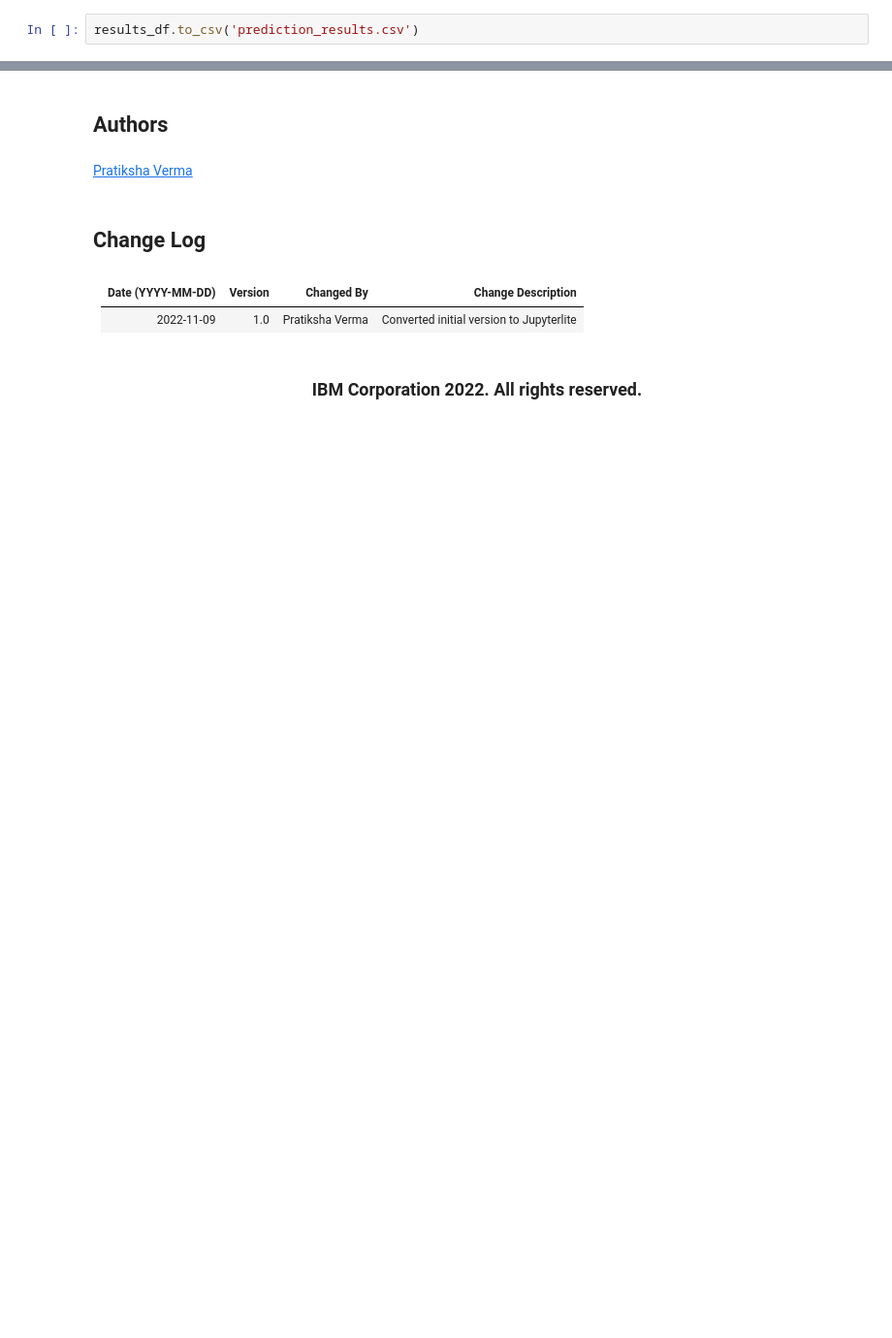
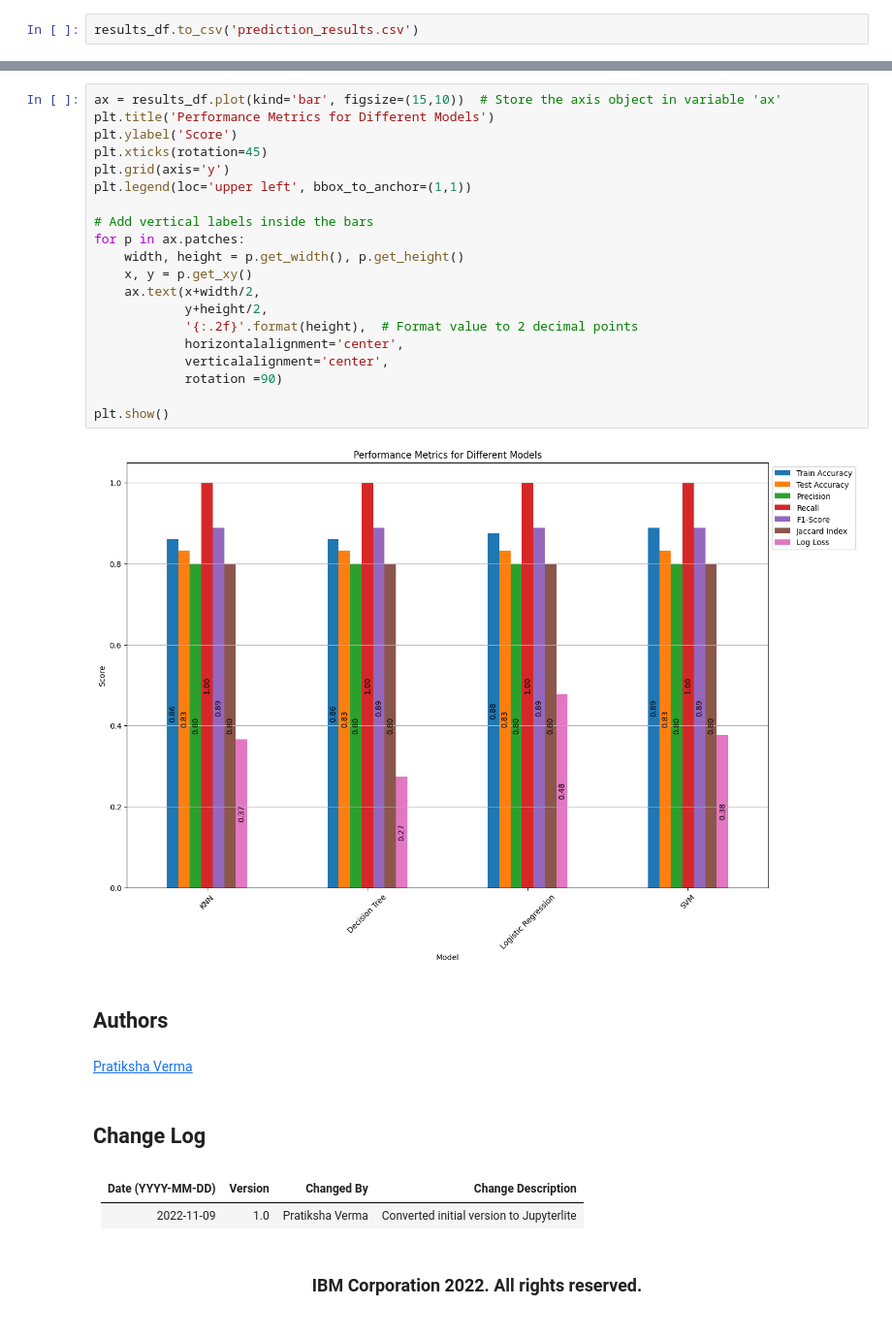
Before and after one commit to corbinae/SpaceYProject, a Jupyter notebook: SpaceX_Machine_Learning_Prediction_Part_5.jupyterlite.ipynb, the cells around one changed output, grey strips where cells are left out. Shown: that part at 97% size. Saved outputs shown, nothing was run; the diff lists cells and outputs as text; blank space fills up the shorter version.

```diff
--- a/SpaceX_Machine_Learning_Prediction_Part_5.jupyterlite.ipynb
+++ b/SpaceX_Machine_Learning_Prediction_Part_5.jupyterlite.ipynb
@@ -668,3 +677,25 @@ results_df.to_csv('prediction_results.csv')
+# %%
+ax = results_df.plot(kind='bar', figsize=(15,10))  # Store the axis object in variable 'ax'
+plt.title('Performance Metrics for Different Models')
+plt.ylabel('Score')
+plt.xticks(rotation=45)
+plt.grid(axis='y')
+plt.legend(loc='upper left', bbox_to_anchor=(1,1))
+
+# Add vertical labels inside the bars
+for p in ax.patches:
+    width, height = p.get_width(), p.get_height()
+    x, y = p.get_xy()
+    ax.text(x+width/2,
+            y+height/2,
+            '{:.2f}'.format(height),  # Format value to 2 decimal points
+            horizontalalignment='center',
+            verticalalignment='center',
+            rotation =90)
+
+plt.show()
+# %% [output]
+[figure, added]
 # %% [markdown]
 ## Authors
 # %% [markdown]
```
Also changed, not shown: parts of 10 cells of this notebook, 2 other files.
